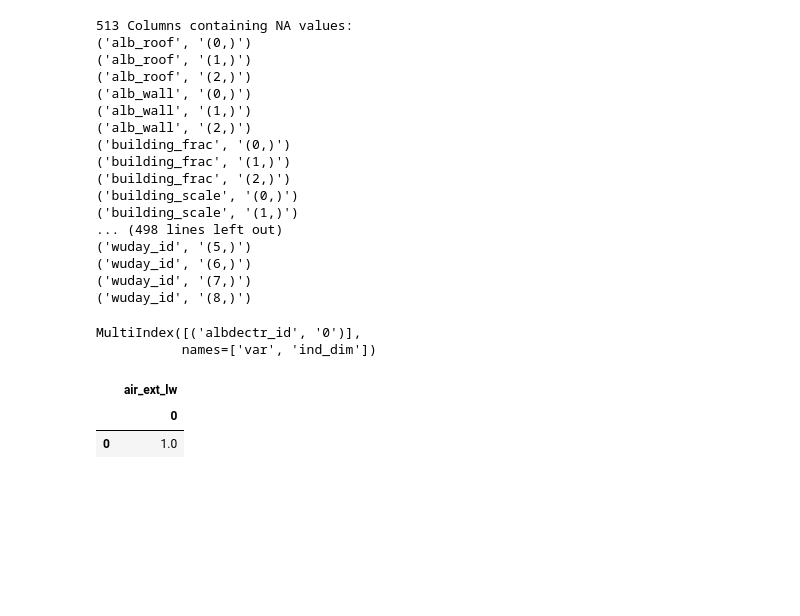
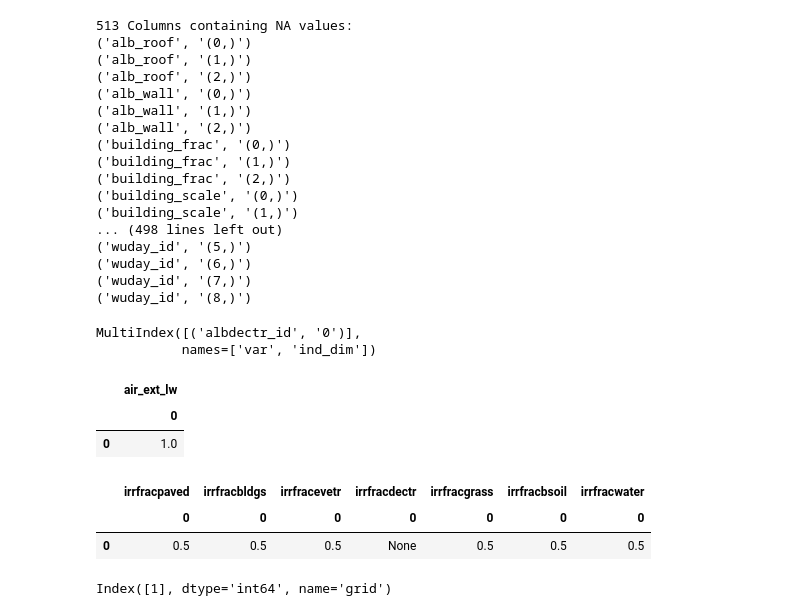
Before and after one commit to sj-mei/SUEWS, a Jupyter notebook: schema/dev/convert-yml-df.ipynb, the cells around one changed output. Saved outputs shown, nothing was run; the diff lists cells and outputs as text; code cells hidden in the pictures; blank space fills up the shorter version.

```diff
--- a/schema/dev/convert-yml-df.ipynb
+++ b/schema/dev/convert-yml-df.ipynb
@@ -202,3 +253,14 @@ df_state_test.filter(like='air_ext_lw')
 | 0 | 1.0 |
 # %%
 df_state.to_pickle('df_state.pkl')
+# %%
+df_state_test = pd.read_pickle('df_state_test.pkl')
+df_state_test.filter(like='irrfrac')
+# %% [output]
+|  | irrfracpaved | irrfracbldgs | irrfracevetr | irrfracdectr | irrfracgrass | irrfracbsoil | irrfracwater |
+|  | 0 | 0 | 0 | 0 | 0 | 0 | 0 |
+| 0 | 0.5 | 0.5 | 0.5 | None | 0.5 | 0.5 | 0.5 |
+# %%
+df_state.index
+# %% [output]
+Index([1], dtype='int64', name='grid')
```
Also changed, not shown: parts of 7 cells of this notebook, 2 other files.
